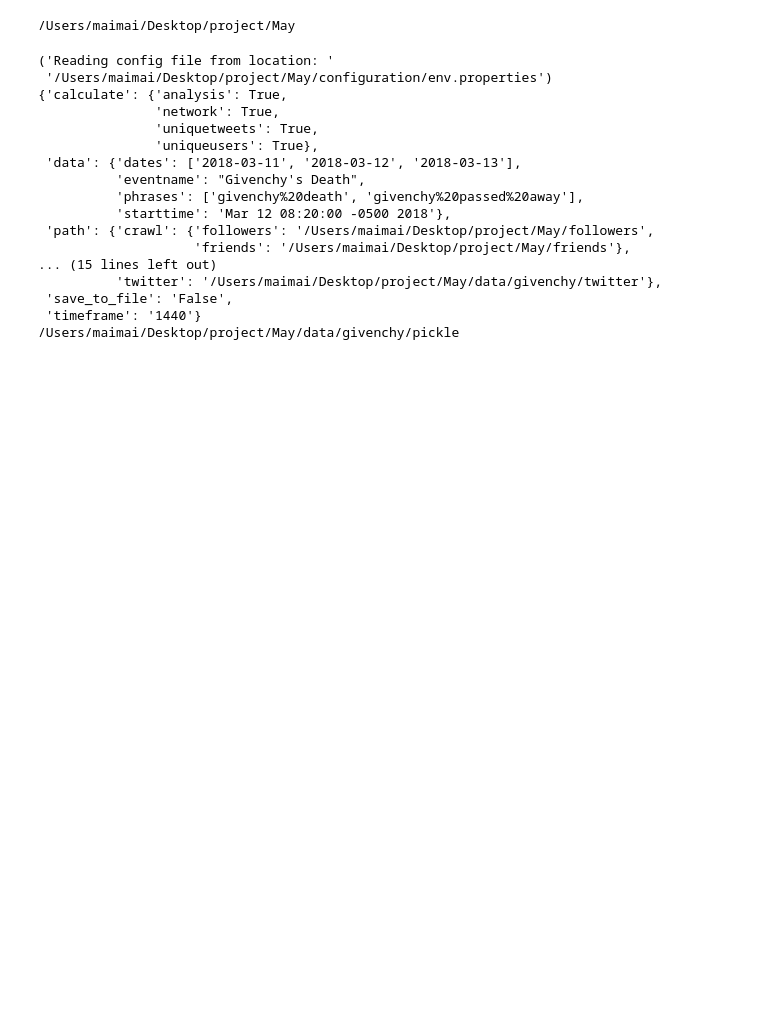
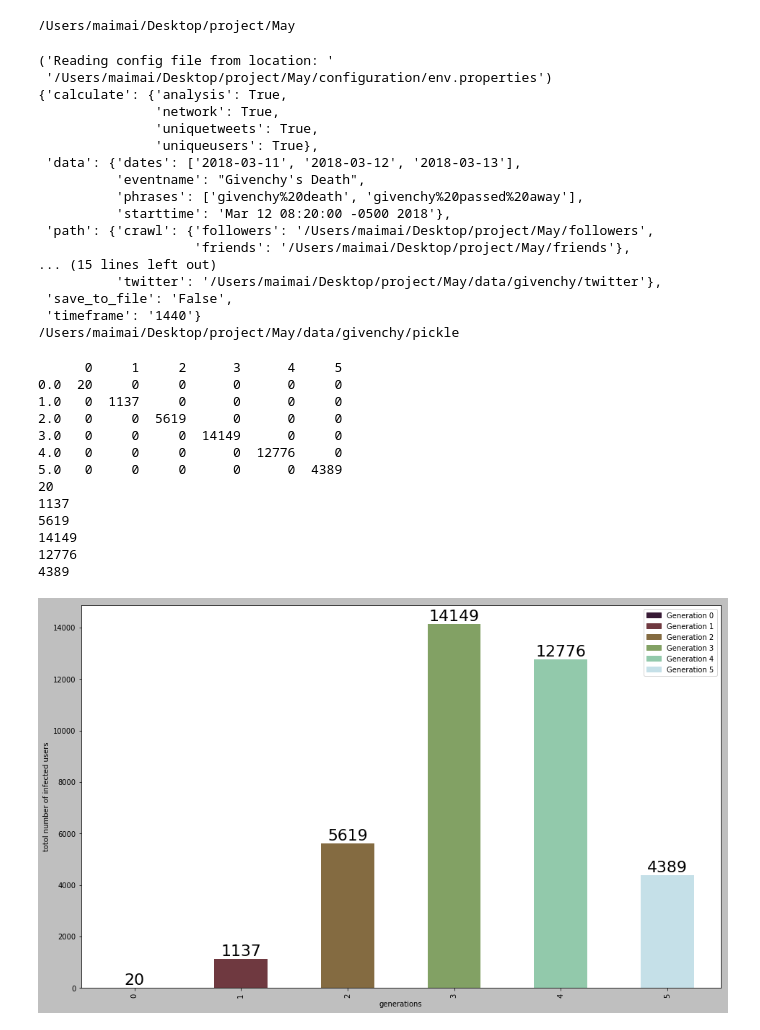
Before and after one commit to zym244855316/UCL_Final_project, a Jupyter notebook: visualization/Graph_(generations_vs_newly_infected_users).ipynb, the cells around one changed output. Drawn from its saved outputs; the diff is of its cells as text; code cells hidden in the pictures; blank space fills up the shorter version.

Commit message:
visualization for datasets and results

```diff
--- a/visualization/Graph_(generations_vs_newly_infected_users).ipynb
+++ b/visualization/Graph_(generations_vs_newly_infected_users).ipynb
@@ -82,5 +79,18 @@ Cen_Eigencentrality = load_pickle(path+'/Stanford_network_simulation_eigencentra
 Active_low = load_pickle(path+'/Stanford_network_simulation_active_low.pkl')
 Active_high = load_pickle(path+'/Stanford_network_simulation_active_high.pkl')
 
-# Dynamic = load_pickle(path+'/Stanford_network_simulation_active_low.pkl')
-# Combined = load_pickle(path+'/Stanford_network_simulation_active_low.pkl')
+Dynamic = load_pickle(path+'/Stanford_network_simulation_Dynamic.pkl')
+### 9 ###
+Active_mid = load_pickle(path+'/Stanford_network_simulation_active_mid.pkl')
+### 10 ###
+Combined = load_pickle(path+'/Stanford_network_simulation_Combined.pkl')
+
+unique_users = [A_single, B_sequential, C_sequential,
+                Cen_Degree, Cen_Betweenness, Cen_Eigencentrality,
+                Active_low,Active_high,
+                Dynamic, Active_mid, Combined]
+# len(A_single[A_single.generations.isin([7])])
+# %%
+def get_colors(depth):
+    return sns.cubehelix_palette(depth, start=3, rot=1, reverse=True)
+    sns.palplot(color)
@@ -87 +181,60 @@ Active_high = load_pickle(path+'/Stanford_network_simulation_active_high.pkl')
+# %%
+def plot_time_lapsed_vs_newly_infected_users(unique_users):
+    depth = max(unique_users.generations) + 1
+    window = 1
+    timeframe = 6
+    d = pd.DataFrame(0, index=np.arange(int(timeframe)/window), columns=range(depth))
+    for i in range(int(int(timeframe)/window)):
+        data = unique_users[(unique_users.generations >= (i)) & (unique_users.generations < (i+1))]
+        for generation in range(depth):
+            d.iloc[i, generation] = sum(data.generations == generation)
+#             if generation ==5:
+#                 d.iloc[5, generation] = sum(data.generations == generation)-5
+    colors = get_colors(depth)
+    print(d)
+    ax = d.plot.bar(
+        stacked=True,
+        color = colors
+    );
+    for j in range(6):
+        b=d[j][j]
+        print(b)
+        plt.text(j, b, b, ha='center', va= 'bottom',fontsize=22)
+
+    ax.set_xticks(range(6))
+    ax.set_xticklabels([i for i in range(6)])
+    ax.set_xlabel('generations')
+    ax.set_ylabel('totol number of infected users')
+    patchList = []
+    for index in range(depth):
+        data_key = mpatches.Patch(color=colors[index], label='Generation {}'.format(index))
+        patchList.append(data_key)
+    plt.legend(handles=patchList)
+    dzcnapy.plot(title, [15, 9], save=True)
+
+for i in range(10,11):
+    title_name = ["graph/Generation_A_single", "graph/Generation_B_sequential", "graph/Generation_C_sequential",
+        "graph/Generation_Cen_Degree", "graph/Generation_Cen_Betweenness", "graph/Generation_Cen_Eigencentrality",
+        "graph/Generation_Active_low","graph/Generation_Active_high","graph/Generation_Dynamic","graph/Generation_Active_mid",
+                 "graph/Generation_Combined"]
+    title = title_name[i]
+    x=[t for t in range(0,300)]
+    unique=unique_users[i][unique_users[i].time_lapsed.isin(x)]
+#     print(len(unique))
+    plot_time_lapsed_vs_newly_infected_users(unique)
+# %% [output]
+      0     1     2      3      4     5
+0.0  20     0     0      0      0     0
+1.0   0  1137     0      0      0     0
+2.0   0     0  5619      0      0     0
+3.0   0     0     0  14149      0     0
+4.0   0     0     0      0  12776     0
+5.0   0     0     0      0      0  4389
+20
+1137
+5619
+14149
+12776
+4389
+[figure, added]
 # %%
```
Also changed, not shown: parts of 7 cells of this notebook, 4 other files.
